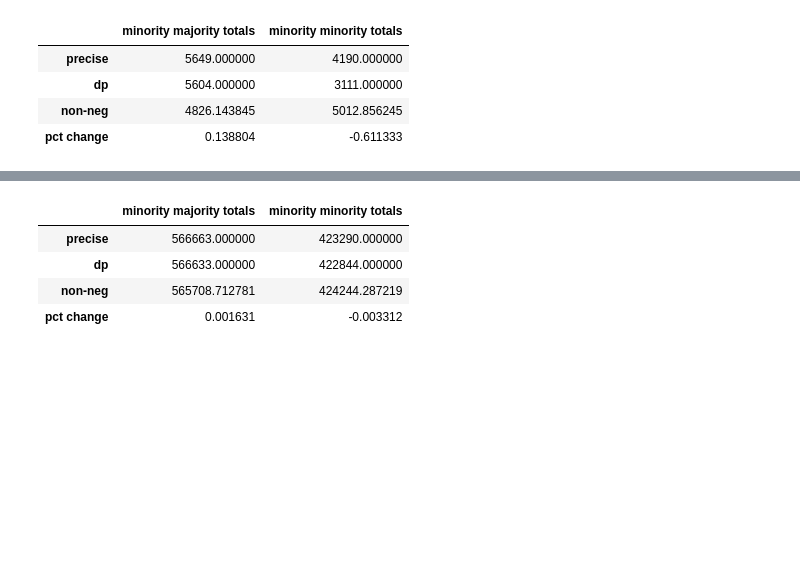
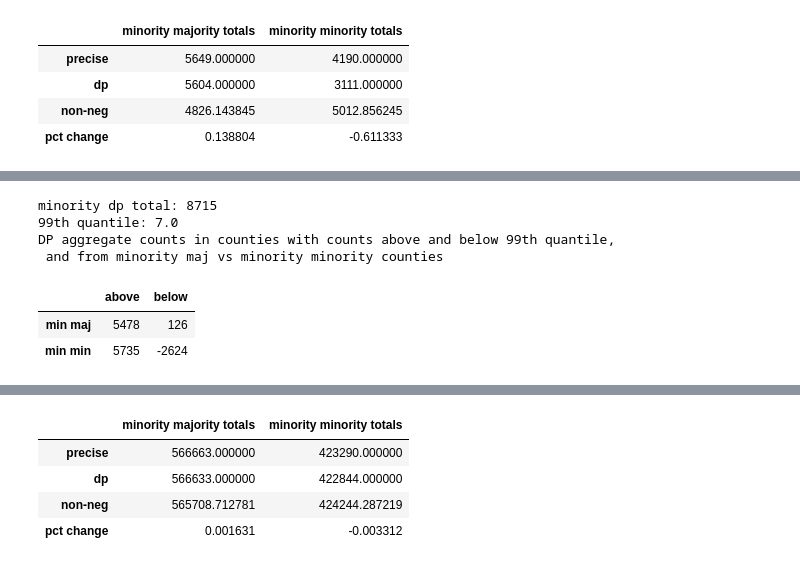
Before and after one commit to beatrixkh/explore_census_2020_dp, a Jupyter notebook: 2020_02_24_dp_census_sim_compare_distributions.ipynb, the cells around one changed output, grey strips where cells are left out. Saved outputs shown, nothing was run; the diff lists cells and outputs as text; code cells hidden in the pictures; blank space fills up the shorter version.

```diff
--- a/2020_02_24_dp_census_sim_compare_distributions.ipynb
+++ b/2020_02_24_dp_census_sim_compare_distributions.ipynb
@@ -202,0 +249,28 @@ summaries(pop_3e5)
+# %%
+minority_dp_count_3e5 = pop_3e5[4]
+print(f'minority dp total: {minority_dp_count_3e5.sum()}')
+q99_dp = np.quantile(minority_dp_count_3e5, .99)
+print(f'99th quantile: {q99}')
+
+# dp minority maj vs min min count above and below 99th quantile
+minmaj_dp_3e5 = minority_dp_count_3e5[pop_3e5[0]]
+minmin_dp_3e5 = minority_dp_count_3e5[pop_3e5[1]]
+
+minmaj_above99_dp_3e5 = minmaj_dp_3e5[minmaj_dp_3e5>q99_dp]
+minmin_above99_dp_3e5 = minmin_dp_3e5[minmin_dp_3e5>q99_dp]
+
+minmaj_below99_dp_3e5 = minmaj_dp_3e5[minmaj_dp_3e5<=q99_dp]
+minmin_below99_dp_3e5 = minmin_dp_3e5[minmin_dp_3e5<=q99_dp]
+
+print("DP aggregate counts in counties with counts above and below 99th quantile, \n and from minority maj vs minority minority counties")
+pop_3e5_dp_above_below99 = pd.DataFrame(columns = ['above','below'], index=['min maj','min min'],
+    data = [[minmaj_above99_dp_3e5.sum(),minmaj_below99_dp_3e5.sum()],[minmin_above99_dp_3e5.sum(),minmin_below99_dp_3e5.sum()]])
+pop_3e5_dp_above_below99
+# %% [output]
+minority dp total: 8715
+99th quantile: 7.0
+DP aggregate counts in counties with counts above and below 99th quantile,
+ and from minority maj vs minority minority counties
+|  | above | below |
+| min maj | 5478 | 126 |
+| min min | 5735 | -2624 |
```
Also changed, not shown: parts of 10 cells of this notebook.
